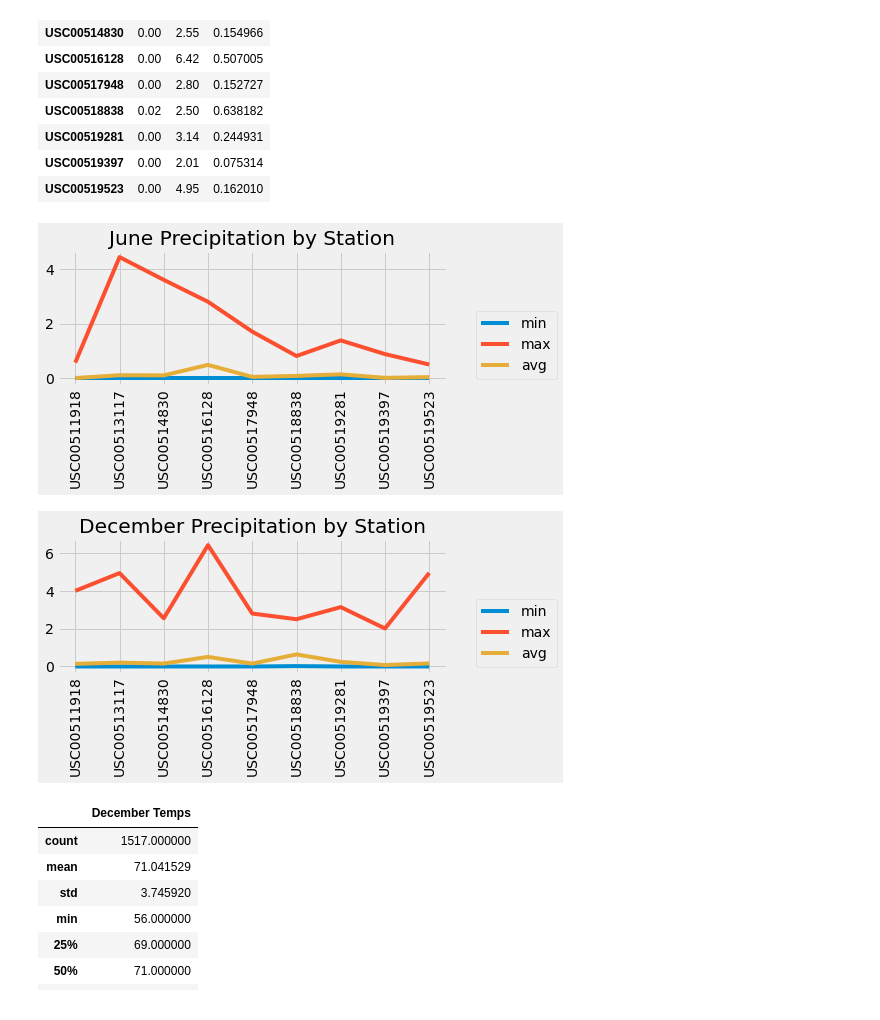
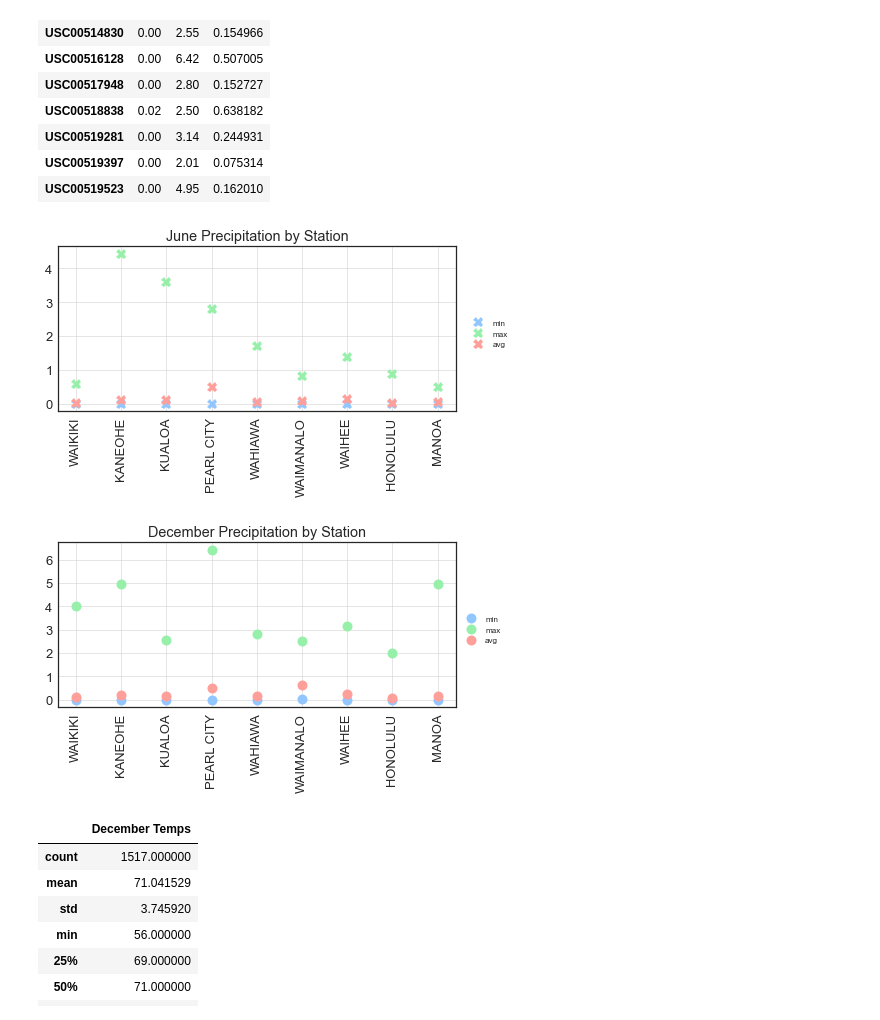
Before and after one commit to annaS000/surfs_up, a Jupyter notebook: SurfsUp_Challenge.ipynb, the cells around one changed output. Saved outputs shown, nothing was run; the diff lists cells and outputs as text; code cells hidden in the pictures.

```diff
--- a/SurfsUp_Challenge.ipynb
+++ b/SurfsUp_Challenge.ipynb
@@ -104,12 +105,12 @@ prcpSummary('12','December ')
 | 75% | 0.150000 |
 | max | 6.420000 |
 # %%
-#high low and avg for june and december temps by station
+#high low and avg for june and december temps by name
 juneStats = session.query(Measurement.station,func.min(Measurement.tobs),
                func.max(Measurement.tobs), func.avg(Measurement.tobs)).\
                group_by(Measurement.station).\
                filter(func.strftime("%m", Measurement.date) == '06').all()
-
+places = session.query(Station.name)
 decStats = session.query(Measurement.station,func.min(Measurement.tobs),
                func.max(Measurement.tobs), func.avg(Measurement.tobs)).\
                group_by(Measurement.station).\
@@ -121,3 +122,9 @@ junedf.set_index('station', inplace=True)
 
 decdf = pd.DataFrame(decStats, columns=['station', 'min temp', 'max temp', 'avg temp'])
 decdf.set_index('station', inplace=True)
+# %%
+names = [i[0].split() for i in places]
+inOahu = [i[0] for i in names]
+inOahu[3]='PEARL CITY'
+inOahu[4]='WAHIAWA'
+inOahu
@@ -166,12 +188,17 @@ plt.show()
 # %%
 fig, ax = plt.subplots()
 x = range(len(decStats))
-ax.plot(decdf)
+ax.plot(decdf, marker='o',linestyle='None', markersize = 9.0)
+for i in (ax.get_xticklabels() + ax.get_yticklabels()):
+    i.set_fontname('Arial')
+    i.set_fontsize(13)
 ax.set_title('December Temps by Station')
 ax.tick_params(axis='x', labelrotation=90 )
+ax.set_xticklabels(inOahu)
+plt.grid()
 plt.tight_layout()
 plt.legend(['min temp', 'max temp', 'avg temp'],
-           bbox_to_anchor=(1.3, 0.6))
-fig.savefig('December Temps by Station.png',bbox_inches='tight')
+           bbox_to_anchor=(1.2, 0.6))
+fig.savefig('Dec Temps by Station.png',bbox_inches='tight')
 plt.show()
 # %% [output]
@@ -222,29 +249,39 @@ decdf2
 #line graphs
 fig, ax = plt.subplots()
 x = range(len(juneStats2))
-ax.plot(junedf2)
+ax.plot(junedf2,marker='X',linestyle='None', markersize = 10.0)
+for i in (ax.get_xticklabels() + ax.get_yticklabels()):
+    i.set_fontname('Arial')
+    i.set_fontsize(13)
 ax.set_title('June Precipitation by Station')
 ax.tick_params(axis='x', labelrotation=90 )
+ax.set_xticklabels(inOahu)
+plt.grid()
 plt.tight_layout()
 plt.legend(['min', 'max', 'avg'],
-           bbox_to_anchor=(1.3, 0.6))
-fig.savefig('June Precipitation by Station.png',bbox_inches='tight')
+           bbox_to_anchor=(1.15, 0.6))
+fig.savefig('Jun Precip by Station.png',bbox_inches='tight')
 plt.show()
 # %% [output]
-[figure, old version]
+[figure, new version]
 # %%
 fig, ax = plt.subplots()
 x = range(len(decStats2))
-ax.plot(decdf2)
+ax.plot(decdf2,marker='o',linestyle='None', markersize = 10.0)
+for i in (ax.get_xticklabels() + ax.get_yticklabels()):
+    i.set_fontname('Arial')
+    i.set_fontsize(13)
 ax.set_title('December Precipitation by Station')
 ax.tick_params(axis='x', labelrotation=90 )
+ax.set_xticklabels(inOahu)
+plt.grid()
 plt.tight_layout()
 plt.legend(['min', 'max', 'avg'],
-           bbox_to_anchor=(1.3, 0.6))
-fig.savefig('December Precipitation by Station.png',bbox_inches='tight')
+           bbox_to_anchor=(1.0, 0.6))
+fig.savefig('Dec Precip by Station.png',bbox_inches='tight')
 plt.show()
 # %% [output]
-[figure, old version]
+[figure, new version]
 # %%
 ## D1: Determine the Summary Statistics for June
 
```
Also changed, not shown: parts of 4 cells of this notebook, 6 other files.
